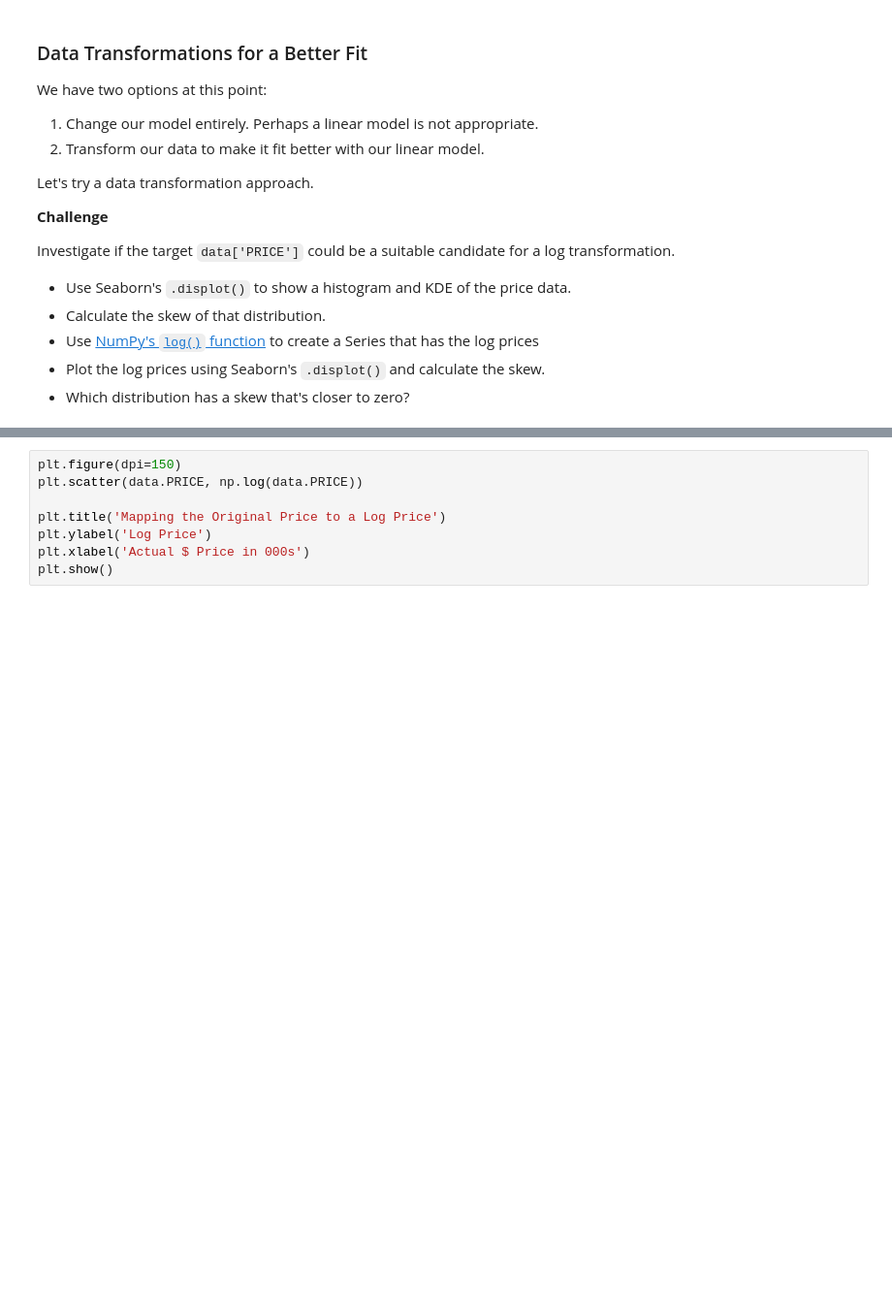
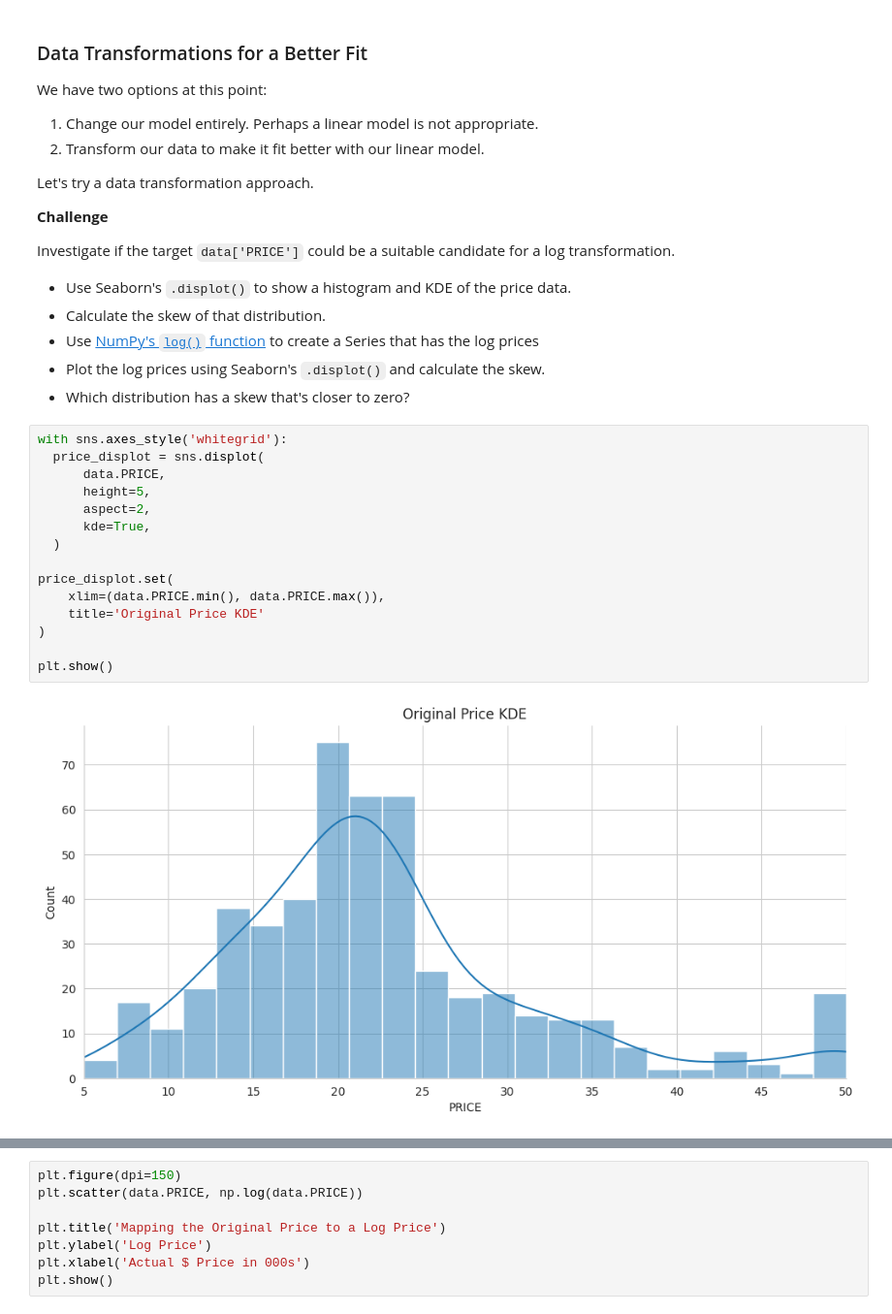
Before and after one commit to yakubszatkowski/100-days-python, a Jupyter notebook: Day 80 - Predicting house prices/Multivariable_Regression_and_Valuation_Model_(start).ipynb, the cells around one changed output, grey strips where cells are left out. Shown at 97% size. Cells and saved outputs as stored; diff of their text form; blank space fills up the shorter version.

```diff
--- a/Day 80 - Predicting house prices/Multivariable_Regression_and_Valuation_Model_(start).ipynb
+++ b/Day 80 - Predicting house prices/Multivariable_Regression_and_Valuation_Model_(start).ipynb
@@ -654,3 +674,20 @@ Investigate if the target `data['PRICE']` could be a suitable candidate for a lo
 * Use [NumPy's `log()` function](https://numpy.org/doc/stable/reference/generated/numpy.log.html) to create a Series that has the log prices
 * Plot the log prices using Seaborn's `.displot()` and calculate the skew.
 * Which distribution has a skew that's closer to zero?
+# %%
+with sns.axes_style('whitegrid'):
+  price_displot = sns.displot(
+      data.PRICE,
+      height=5,
+      aspect=2,
+      kde=True,
+  )
+
+price_displot.set(
+    xlim=(data.PRICE.min(), data.PRICE.max()),
+    title='Original Price KDE'
+)
+
+plt.show()
+# %% [output]
+[figure, added]
```
Also changed, not shown: parts of 39 cells of this notebook.
